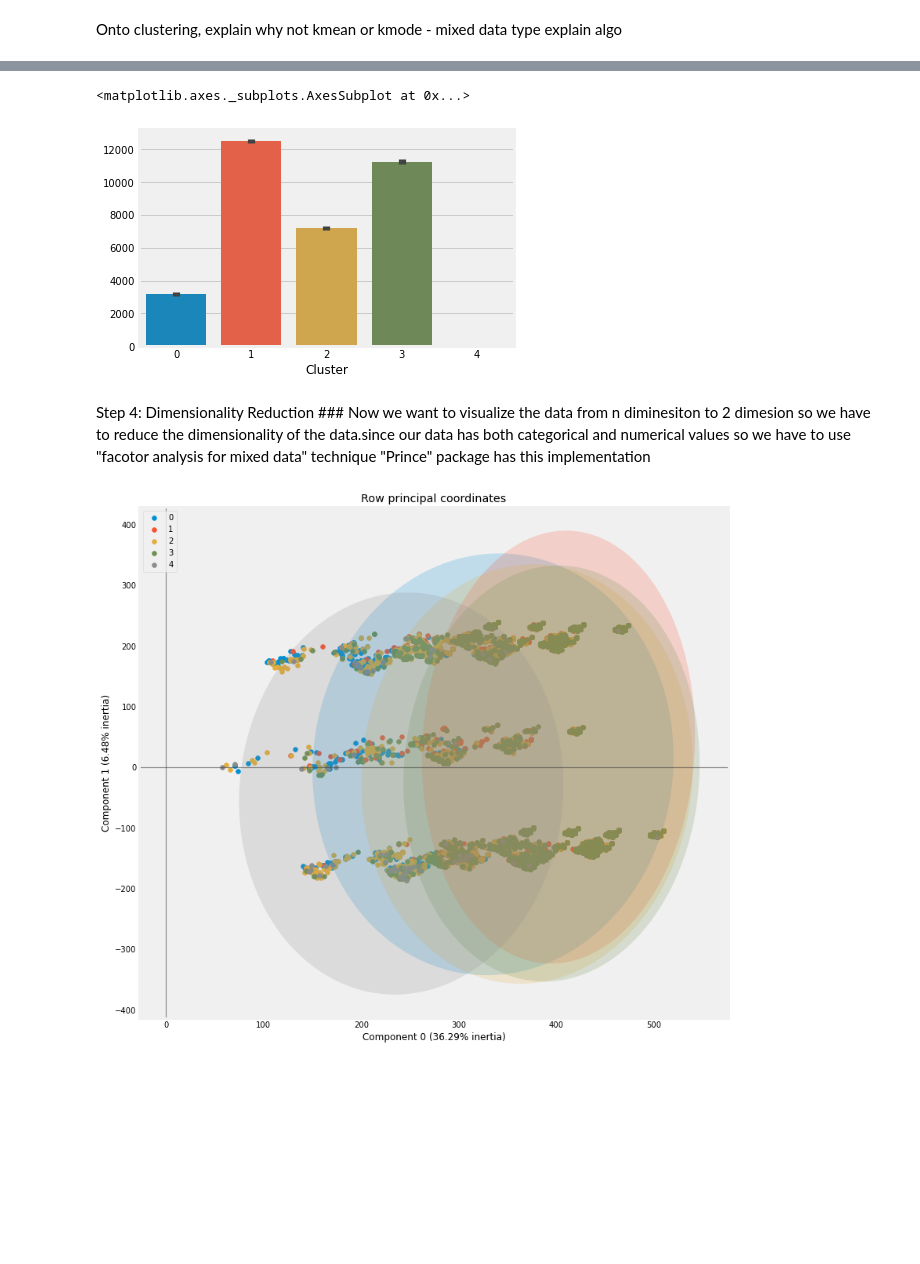
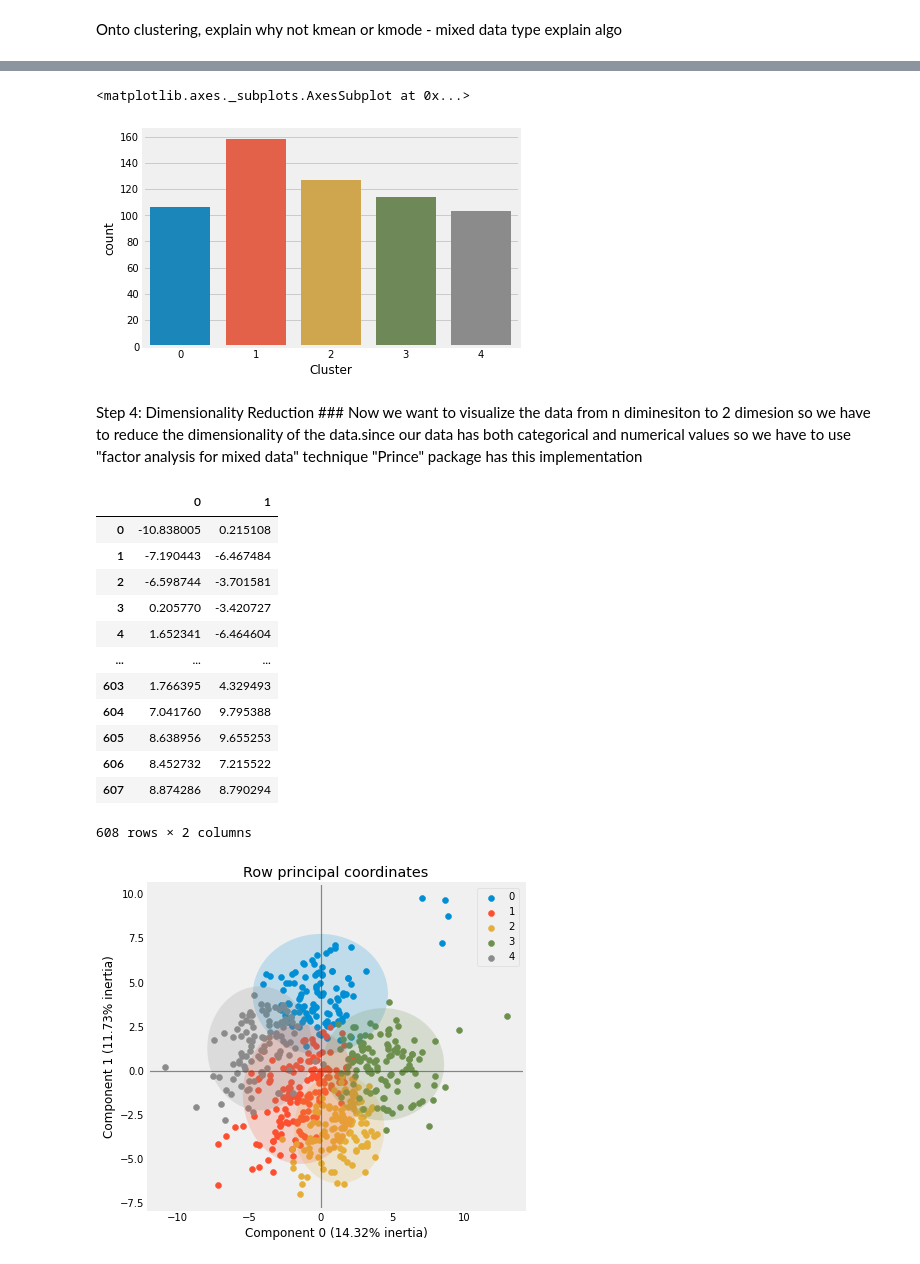
Before and after one commit to hanessteven/Hanes_Projects, a Jupyter notebook: FIFA_Unsupervised/Unsupervised.ipynb, the cells around one changed output, grey strips where cells are left out. Drawn from its saved outputs; the diff is of its cells as text; code cells hidden in the pictures; blank space fills up the shorter version.

```diff
--- a/FIFA_Unsupervised/Unsupervised.ipynb
+++ b/FIFA_Unsupervised/Unsupervised.ipynb
@@ -186,11 +185,11 @@ cat_col = sorted([data.columns.get_loc(c) -1 for c in cat_col if c in data])
 # %%
-X2 = X[np.random.choice(len(X), size=500, replace=True,)]
+# X2 = X[np.random.choice(len(X), size=300, replace=True,)]
 #Choosing optimal K
 cost = []
-for num_clusters in list(range(1,14)):
-    kproto = KPrototypes(n_clusters=num_clusters, init='Cao')
-    kproto.fit_predict(X2, categorical=cat_col)
-    cost.append(kproto.cost_)
+for num_clusters in list(range(1,21)):
+    kmn = KMeans(n_clusters=num_clusters)
+    kmn.fit_predict(X)
+    cost.append(sum(np.min(cdist(X, kmn.cluster_centers_, 'euclidean'), axis=1)) / X.shape[0])
 
 plt.plot(cost)
 # %% [output]
@@ -199,5 +198,5 @@ plt.plot(cost)
 # %%
-kproto = KPrototypes(n_clusters=5, init='Cao')
-clusters = kproto.fit_predict(X, categorical=cat_col)
+kmn = KMeans(n_clusters=5)
+clusters = kmn.fit_predict(X)
 # %%
-data['Cluster'] = kproto.labels_
+data['Cluster'] = kmn.labels_
@@ -207,21 +203,36 @@ data['Cluster'] = kproto.labels_
 # %%
-sns.barplot(x=data['Cluster'], y = data.index)
+sns.countplot(x='Cluster', data = data)
 # %% [output]
 <matplotlib.axes._subplots.AxesSubplot at 0x...>
-[figure, old version]
+[figure, new version]
 # %% [markdown]
 Step 4: Dimensionality Reduction ###
 Now we want to visualize the data from n diminesiton to 2 dimesion so we have to reduce the dimensionality of the
-data.since our data has both categorical and numerical values so we have to use "facotor analysis for mixed data" technique
+data.since our data has both categorical and numerical values so we have to use "factor analysis for mixed data" technique
 "Prince" package has this implementation
+# %%
+pca = prince.PCA(n_components=2, copy=True, check_input=True, engine='auto', n_iter=10, rescale_with_mean=True, rescale_with_std=True)
+pca = pca.fit(data.drop(columns=['sofifa_id','Cluster']))
+pca.row_coordinates(data.drop(columns=['sofifa_id','Cluster']))
+# %% [output]
+|  | 0 | 1 |
+| 0 | -10.838005 | 0.215108 |
+| 1 | -7.190443 | -6.467484 |
+| 2 | -6.598744 | -3.701581 |
+| 3 | 0.205770 | -3.420727 |
+| 4 | 1.652341 | -6.464604 |
+| ... | ... | ... |
+| 603 | 1.766395 | 4.329493 |
+| 604 | 7.041760 | 9.795388 |
+| 605 | 8.638956 | 9.655253 |
+| 606 | 8.452732 | 7.215522 |
+| 607 | 8.874286 | 8.790294 |
+608 rows × 2 columns
 # %%
-famd = prince.FAMD(n_components=2, copy=True, check_input=True, engine='auto')
-famd = famd.fit(data)
-
-ax = famd.plot_row_coordinates(data, ax=None, figsize=(12, 12), x_component=0, y_component=1,ellipse_outline=False,
+ax = pca.plot_row_coordinates(data.drop(columns=['sofifa_id','Cluster']), ax=None, x_component=0, y_component=1, ellipse_outline=False,
                                ellipse_fill=True, show_points=True, color_labels=data['Cluster'])
 # %% [output]
-[figure, old version]
+[figure, new version]
 # %%
 # # Step 5: profile the clusters (for a target variable)
 # data.groupby('Cluster')['Rx'].mean().reset_index()
```
Also changed, not shown: parts of 15 cells of this notebook, 3 other files.
